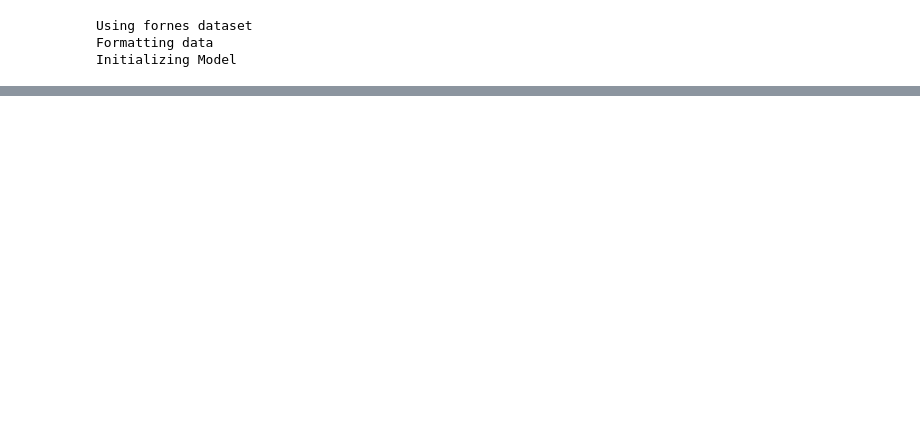
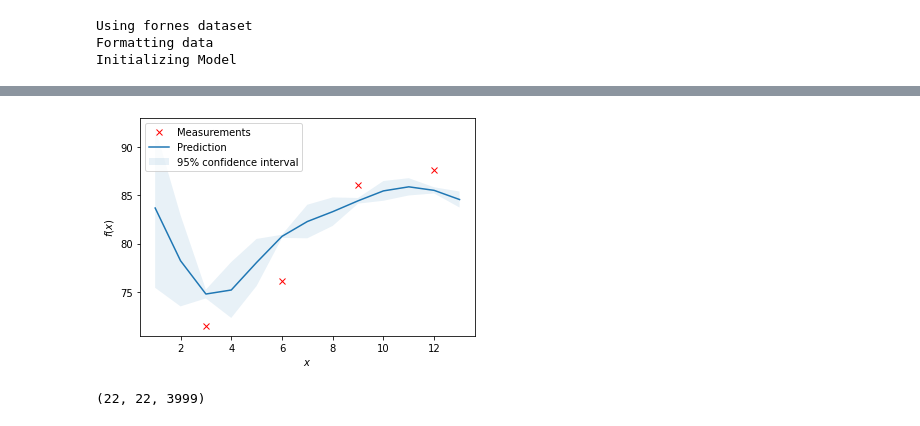
Before and after one commit to larsmmo/Master, a Jupyter notebook: gaussianProcess/GPKF/train.ipynb, the cells around one changed output, grey strips where cells are left out. Cells and saved outputs as stored; diff of their text form; code cells hidden in the pictures; blank space fills up the shorter version.

Commit message:
standardized inputs

```diff
--- a/gaussianProcess/GPKF/train.ipynb
+++ b/gaussianProcess/GPKF/train.ipynb
@@ -146,9 +150,11 @@ for col in locations.index:
         locations[col] = np.array([center, depth, center-19])
 
 # Symmetric standardization of location inputs
-for feature in locations.values.size:
-    mean = locations.values[:,feature].mean(axis=0)
-    std = locations.values[:,feature]
+locations_values = np.stack(locations.values)
+scaler = preprocessing.StandardScaler().fit(locations_values)
+locations_values = scaler.transform(locations_values)
 
-
-locations
+#xx, yy, zz = np.meshgrid(np.arange(0,66,6), 3, np.arange(0,66,6))
+xx, yy, zz = np.meshgrid(30, np.arange(1,14,1), 30)
+locations_pred = scaler.transform(np.column_stack([xx.flatten(), yy.flatten(), zz.flatten()]))
+locations_pred
@@ -155,5 +175,5 @@ locations
 # %%
-params = Params(df_do, locations.values, 'fornes')
+params = Params(df_do, locations_values, 'fornes')
 
 print('Formatting data')
 
@@ -163,10 +183,12 @@ Y = df_do.to_numpy().T[params.data['spaceLocsMeasIdx']]
 print('Initializing Model')
 # create time kernel
 factory = KernelFactory()
-kernel_time = factory.get_kernel('matern32', {'scale' : 0.6, 'std': 1.0, 'frequency':750}) # 0.6 and 0.0001
+#kernel_time = factory.get_kernel('matern32', {'scale' : 0.01, 'std': 1.0, 'frequency':750}) # 0.6 and 0.0001
+kernel_time = factory.get_kernel('matern32', {'scale' :12.238893, 'std': 17.9659459, 'frequency':750})
 
 # create space kernel
-kernel_space = factory.get_kernel('gaussian', {'scale' : 0.5 , 'std': 1.0, 'frequency':750})
+#kernel_space = factory.get_kernel('gaussian', {'scale' : 14.5540530657 , 'std': 1e-05, 'frequency':750})
+kernel_space = factory.get_kernel('gaussian', {'scale' : 0.01 , 'std': 1, 'frequency':750})
 model = Gpkf(params, Y, kernel_time, kernel_space, normalize_y = True, n_restarts = 0)
 # %% [output]
 Using fornes dataset
@@ -200,7 +203,7 @@ posteriorMean, posteriorCov, logMarginal = model.estimation(prediction= False)
 
 #GPKF prediction
 print('GPKF prediction')
-predictedMean, predictedCov = model.prediction()
+predictedMean, predictedCov = model.prediction(locations_pred)
 
 print(model)
 # %% [output]
@@ -212 +217,11 @@ Space kernel: {'scale': 14.55405306571424, 'std': 1e-05, 'frequency': 750}
+# %%
+centerLocs = locations_values[:4]
+timeStamp = 2000
+plot_gpkf(np.arange(1,14,1), np.array([3,6,9,12]), Y[:4, timeStamp], predictedMean[:,timeStamp], predictedCov[:,:,timeStamp], **{'linestyle' : 'None', 'marker': 'x'})
+# %% [output]
+[figure, added]
+# %%
+posteriorCov.shape
+# %% [output]
+(22, 22, 3999)
 # %%
```
Also changed, not shown: parts of 8 cells of this notebook, 11 other files.
